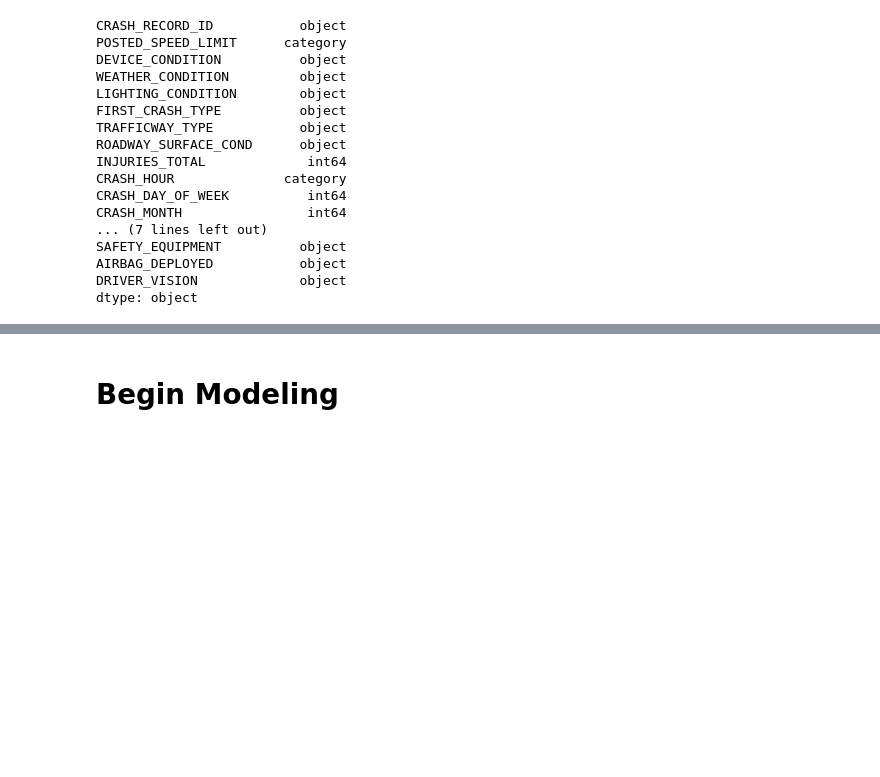
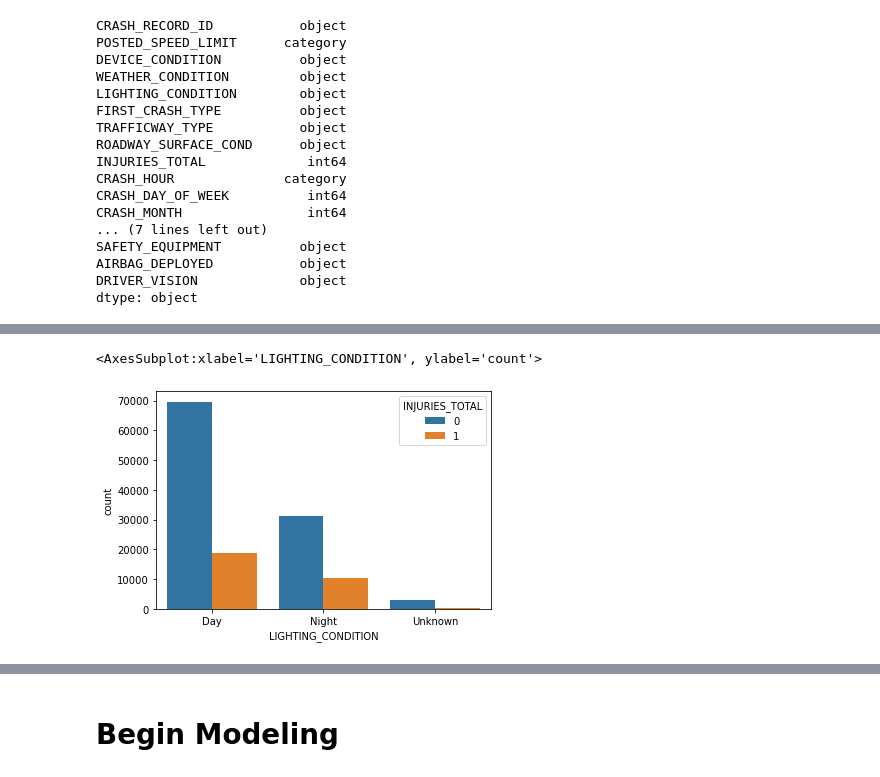
Before and after one commit to ashlidougherty/CarCrash, a Jupyter notebook: data_cleaning.ipynb, the cells around one changed output, grey strips where cells are left out. Cells and saved outputs as stored; diff of their text form; code cells hidden in the pictures; blank space fills up the shorter version.

```diff
--- a/data_cleaning.ipynb
+++ b/data_cleaning.ipynb
@@ -1568,0 +1642,5 @@ merged2.AGE = merged2.AGE.astype(object)
+# %%
+sns.countplot(x='LIGHTING_CONDITION', hue = 'INJURIES_TOTAL', data=merged2)
+# %% [output]
+<AxesSubplot:xlabel='LIGHTING_CONDITION', ylabel='count'>
+[figure, added]
```
Also changed, not shown: parts of 60 cells of this notebook.
